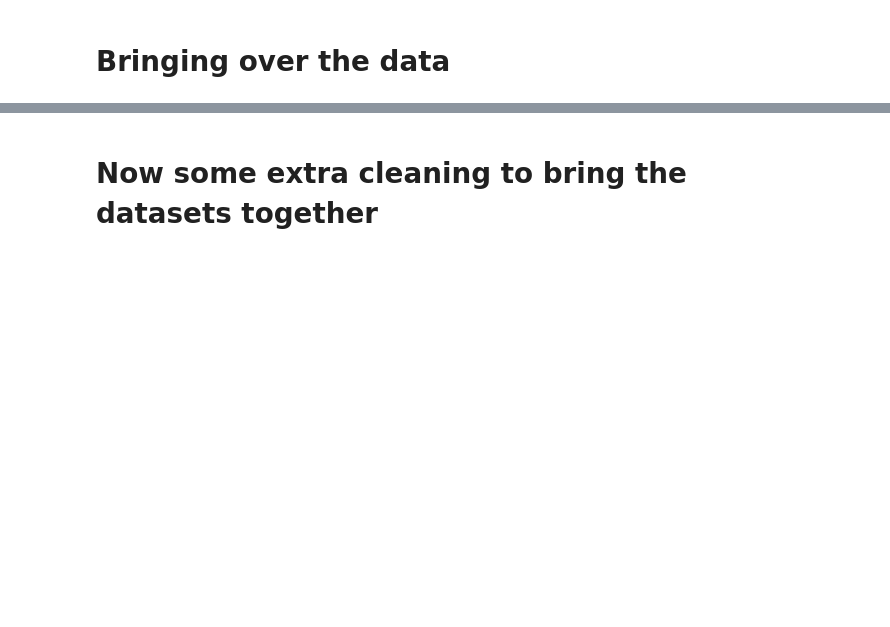
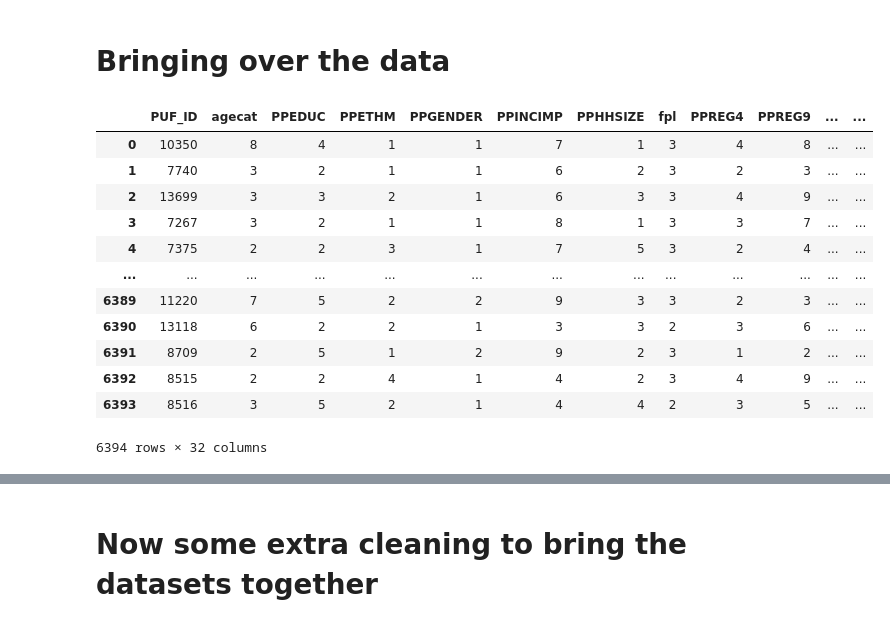
Before and after one commit to ds4a-team85/cohort2020-team-project, a Jupyter notebook: eda/Combined Exploratory Analysis.ipynb, the cells around one changed output, grey strips where cells are left out. Cells and saved outputs as stored; diff of their text form; code cells hidden in the pictures; blank space fills up the shorter version.

Commit message:
12/23 Combined Exploratory progress, first few columns

```diff
--- a/eda/Combined Exploratory Analysis.ipynb
+++ b/eda/Combined Exploratory Analysis.ipynb
@@ -12,15 +15,29 @@ import numpy as np
 import matplotlib.pyplot as plt
 import seaborn as sns
 # %%
-FINRA_df = pd.read_csv("FINRA_CLEANED_DF.csv")
-CFPB_MAPPED = pd.read_csv("CFPB_MAPPED.csv")
-CFPB_UNMAPPED = pd.read_csv("CFPB_UNMAPPED.csv")
+FINRA_df = pd.read_csv("../data/FINRA_CLEANED_DF.csv")
+CFPB_MAPPED = pd.read_csv("../data/CFPB_MAPPED.csv")
+CFPB_UNMAPPED = pd.read_csv("../data/CFPB_UNMAPPED.csv")
 # %%
 FINRA_df = FINRA_df.drop(columns = ['Unnamed: 0'])
 #FINRA_df
 # %%
 CFPB_UNMAPPED = CFPB_UNMAPPED.drop(columns = ['Unnamed: 0'])
-#CFPB_UNMAPPED
+CFPB_UNMAPPED
+# %% [output]
+|  | PUF_ID | agecat | PPEDUC | PPETHM | PPGENDER | PPINCIMP | PPHHSIZE | fpl | PPREG4 | PPREG9 | ... | ... |
+| 0 | 10350 | 8 | 4 | 1 | 1 | 7 | 1 | 3 | 4 | 8 | ... | ... |
+| 1 | 7740 | 3 | 2 | 1 | 1 | 6 | 2 | 3 | 2 | 3 | ... | ... |
+| 2 | 13699 | 3 | 3 | 2 | 1 | 6 | 3 | 3 | 4 | 9 | ... | ... |
+| 3 | 7267 | 3 | 2 | 1 | 1 | 8 | 1 | 3 | 3 | 7 | ... | ... |
+| 4 | 7375 | 2 | 2 | 3 | 1 | 7 | 5 | 3 | 2 | 4 | ... | ... |
+| ... | ... | ... | ... | ... | ... | ... | ... | ... | ... | ... | ... | ... |
+| 6389 | 11220 | 7 | 5 | 2 | 2 | 9 | 3 | 3 | 2 | 3 | ... | ... |
+| 6390 | 13118 | 6 | 2 | 2 | 1 | 3 | 3 | 2 | 3 | 6 | ... | ... |
+| 6391 | 8709 | 2 | 5 | 1 | 2 | 9 | 2 | 3 | 1 | 2 | ... | ... |
+| 6392 | 8515 | 2 | 2 | 4 | 1 | 4 | 2 | 3 | 4 | 9 | ... | ... |
+| 6393 | 8516 | 3 | 5 | 2 | 1 | 4 | 4 | 2 | 3 | 5 | ... | ... |
+6394 rows × 32 columns
 # %%
 CFPB_MAPPED = CFPB_MAPPED.drop(columns = ['Unnamed: 0'])
 CFPB_MAPPED
```
Also changed, not shown: parts of 23 cells of this notebook.
